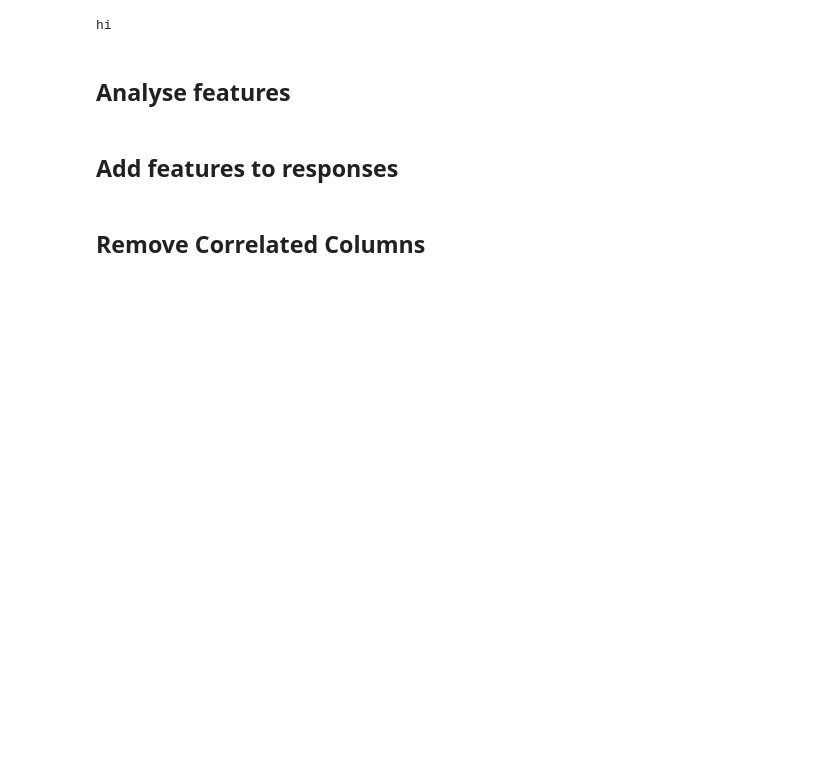
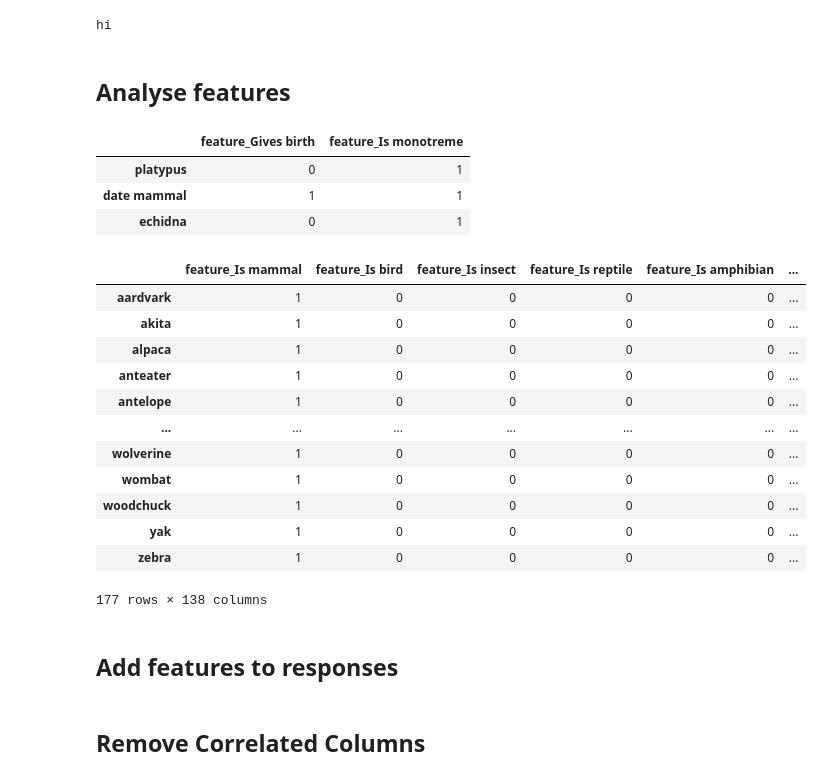
Before and after one commit to surabhisnath/process_modelling, a Jupyter notebook: scripts/LLM_features.ipynb, the cells around one changed output. Cells and saved outputs as stored; diff of their text form; code cells hidden in the pictures; blank space fills up the shorter version.

```diff
--- a/scripts/LLM_features.ipynb
+++ b/scripts/LLM_features.ipynb
@@ -329,6 +329,50 @@ def get_featuredf():
     return featuredf, featuredf.columns.tolist()
 
 vf_featuredf, vf_featurecols = get_featuredf()
+# %%
+hills = pd.read_csv("../csvs/hills.csv")
+hills = hills.drop(columns=["fpatchnum", "fpatchitem", "fitemsfromend", "flastitem",  "meanirt", "catitem"])
+hills["previous_response"] = hills.groupby("pid")["response"].shift(1)
+hills["order"] = hills.groupby("pid").cumcount() + 1
+hills = hills[~hills["response"].isin(["mammal", "bacterium", "unicorn", "woollymammoth"])]
+
+def get_featuredf():
+    featuredict = pk.load(open(f"../files/features_gpt41.pk", "rb"))
+    featuredf = pd.DataFrame.from_dict(featuredict, orient='index')
+    featuredf = featuredf.replace({True: 1, False: 0, 'True': 1, 'True.': 1, 'TRUE': 1, 'true': 1, 'False': 0, 'False.': 0, 'false': 0})
+    featuredf = featuredf[featuredf.applymap(lambda x: isinstance(x, int)).all(axis=1)]
+    return featuredf, featuredf.columns.tolist()
+vf_featuredf, vf_featurecols = get_featuredf()
+
+valid_animals = set(hills["response"].unique())
+X_df = vf_featuredf.loc[vf_featuredf.index.intersection(valid_animals)].sort_index()
+X_df = vf_featuredf
+X_df[X_df["feature_Is monotreme"] == 1][["feature_Gives birth", "feature_Is monotreme"]]
+# %% [output]
+|  | feature_Gives birth | feature_Is monotreme |
+| platypus | 0 | 1 |
+| date mammal | 1 | 1 |
+| echidna | 0 | 1 |
+# %%
+m = X_df["feature_Is mammal"]  # adjust exact column name
+f = X_df["feature_Is fish"]
+
+violations = X_df[(m == 1) & (f == 0)]
+violations
+# %% [output]
+|  | feature_Is mammal | feature_Is bird | feature_Is insect | feature_Is reptile | feature_Is amphibian | ... |
+| aardvark | 1 | 0 | 0 | 0 | 0 | ... |
+| akita | 1 | 0 | 0 | 0 | 0 | ... |
+| alpaca | 1 | 0 | 0 | 0 | 0 | ... |
+| anteater | 1 | 0 | 0 | 0 | 0 | ... |
+| antelope | 1 | 0 | 0 | 0 | 0 | ... |
+| ... | ... | ... | ... | ... | ... | ... |
+| wolverine | 1 | 0 | 0 | 0 | 0 | ... |
+| wombat | 1 | 0 | 0 | 0 | 0 | ... |
+| woodchuck | 1 | 0 | 0 | 0 | 0 | ... |
+| yak | 1 | 0 | 0 | 0 | 0 | ... |
+| zebra | 1 | 0 | 0 | 0 | 0 | ... |
+177 rows × 138 columns
 # %%
 np.array(vf_featurecols)[np.argsort(LLM)[:10]]
 # %%
```
Also changed, not shown: 1 other file.
